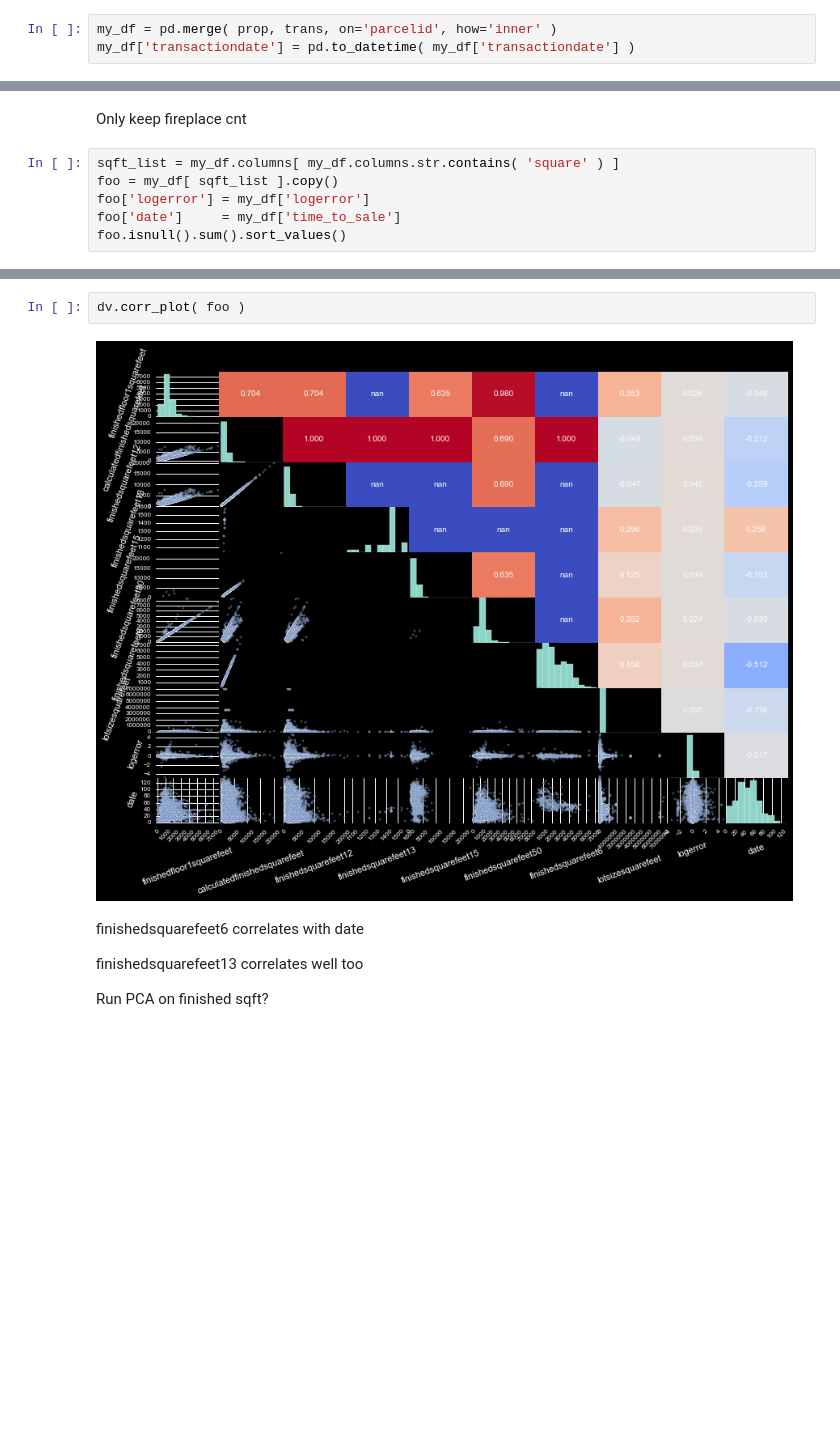
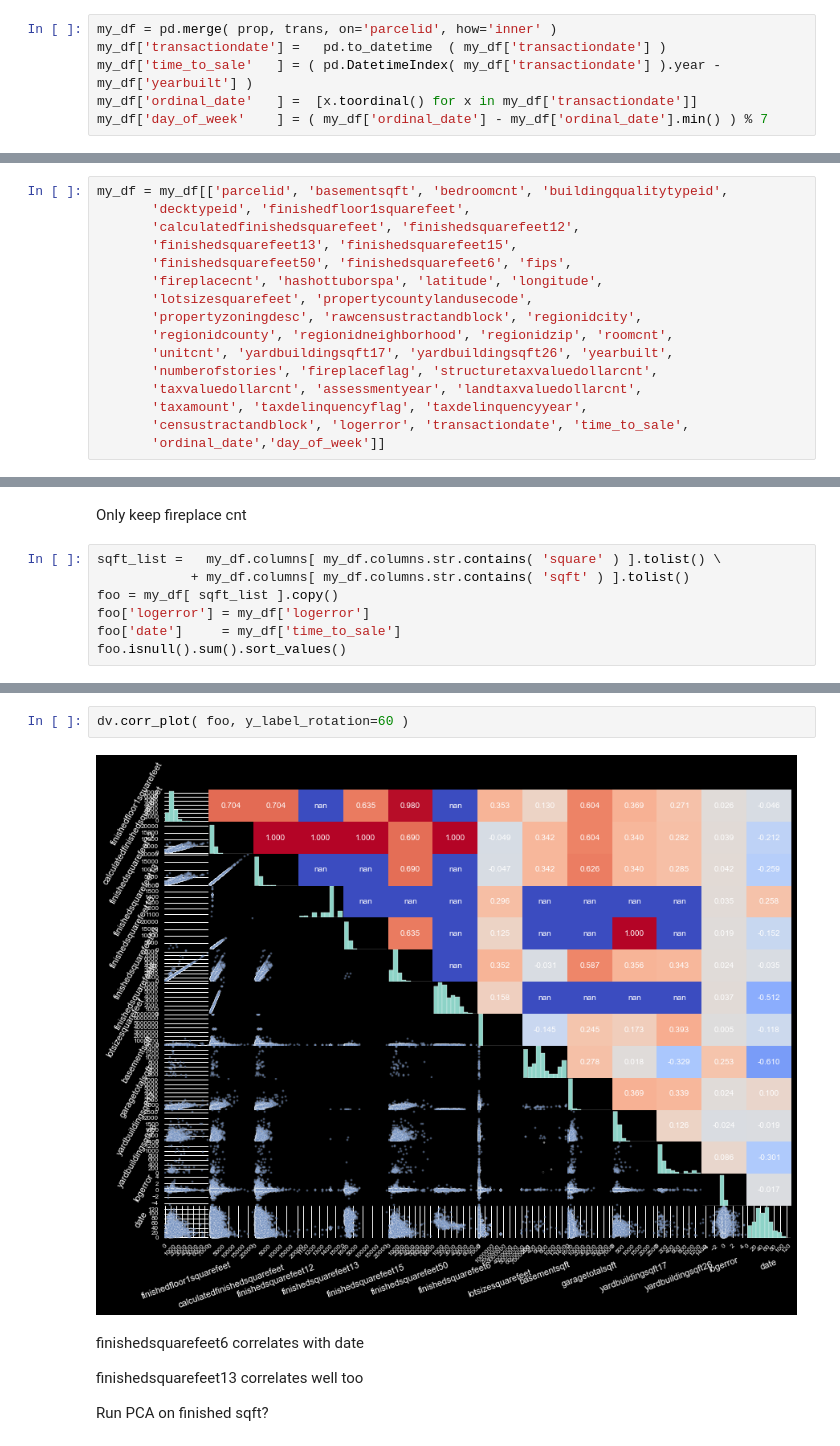
Before and after one commit to markertsean/zillow, a Jupyter notebook: Explore_Purchased.ipynb, the cells around one changed output, grey strips where cells are left out. Saved outputs shown, nothing was run; the diff lists cells and outputs as text; blank space fills up the shorter version.

```diff
--- a/Explore_Purchased.ipynb
+++ b/Explore_Purchased.ipynb
@@ -18,7 +18,10 @@ prop  = pd.read_csv( 'data/properties_2016.csv' )
 trans = pd.read_csv( 'data/train_2016_v2.csv'   )
 # %%
 my_df = pd.merge( prop, trans, on='parcelid', how='inner' )
-my_df['transactiondate'] = pd.to_datetime( my_df['transactiondate'] )
+my_df['transactiondate'] =   pd.to_datetime  ( my_df['transactiondate'] )
+my_df['time_to_sale'   ] = ( pd.DatetimeIndex( my_df['transactiondate'] ).year - my_df['yearbuilt'] )
+my_df['ordinal_date'   ] =  [x.toordinal() for x in my_df['transactiondate']]
+my_df['day_of_week'    ] = ( my_df['ordinal_date'] - my_df['ordinal_date'].min() ) % 7
 # %%
 print prop.shape
 
@@ -600,6 +618,22 @@ dv.corr_plot( foo, focus='logerror' )
 Drop all but calculatedbathnbr
 # %%
 my_df.drop( bath_list, axis=1, inplace=True )
+# %%
+my_df = my_df[['parcelid', 'basementsqft', 'bedroomcnt', 'buildingqualitytypeid',
+       'decktypeid', 'finishedfloor1squarefeet',
+       'calculatedfinishedsquarefeet', 'finishedsquarefeet12',
+       'finishedsquarefeet13', 'finishedsquarefeet15',
+       'finishedsquarefeet50', 'finishedsquarefeet6', 'fips',
+       'fireplacecnt', 'hashottuborspa', 'latitude', 'longitude',
+       'lotsizesquarefeet', 'propertycountylandusecode',
+       'propertyzoningdesc', 'rawcensustractandblock', 'regionidcity',
+       'regionidcounty', 'regionidneighborhood', 'regionidzip', 'roomcnt',
+       'unitcnt', 'yardbuildingsqft17', 'yardbuildingsqft26', 'yearbuilt',
+       'numberofstories', 'fireplaceflag', 'structuretaxvaluedollarcnt',
+       'taxvaluedollarcnt', 'assessmentyear', 'landtaxvaluedollarcnt',
+       'taxamount', 'taxdelinquencyflag', 'taxdelinquencyyear',
+       'censustractandblock', 'logerror', 'transactiondate', 'time_to_sale',
+       'ordinal_date','day_of_week']]
 # %%
 my_df.columns.values
 # %% [output]
@@ -640,7 +675,8 @@ foo['fireplacecnt'].fillna( 0, inplace=True )
 # %% [markdown]
 Only keep fireplace cnt
 # %%
-sqft_list = my_df.columns[ my_df.columns.str.contains( 'square' ) ]
+sqft_list =   my_df.columns[ my_df.columns.str.contains( 'square' ) ].tolist() \
+            + my_df.columns[ my_df.columns.str.contains( 'sqft' ) ].tolist()
 foo = my_df[ sqft_list ].copy()
 foo['logerror'] = my_df['logerror']
 foo['date']     = my_df['time_to_sale']
@@ -664,7 +699,7 @@ reload(dv)
 # %%
-dv.corr_plot( foo )
+dv.corr_plot( foo, y_label_rotation=60 )
 # %% [output]
-[figure, old version]
+[figure, new version]
 # %% [markdown]
 finishedsquarefeet6 correlates with date
 
```
Also changed, not shown: parts of 32 cells of this notebook, 1 other file.
